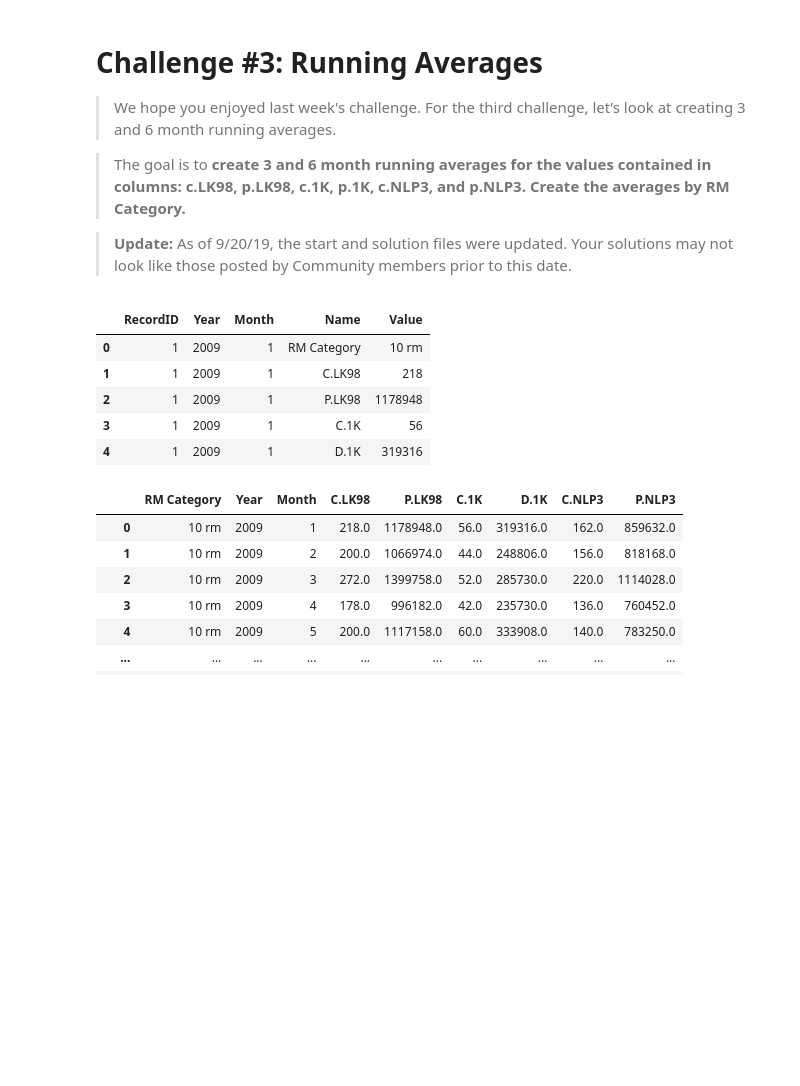
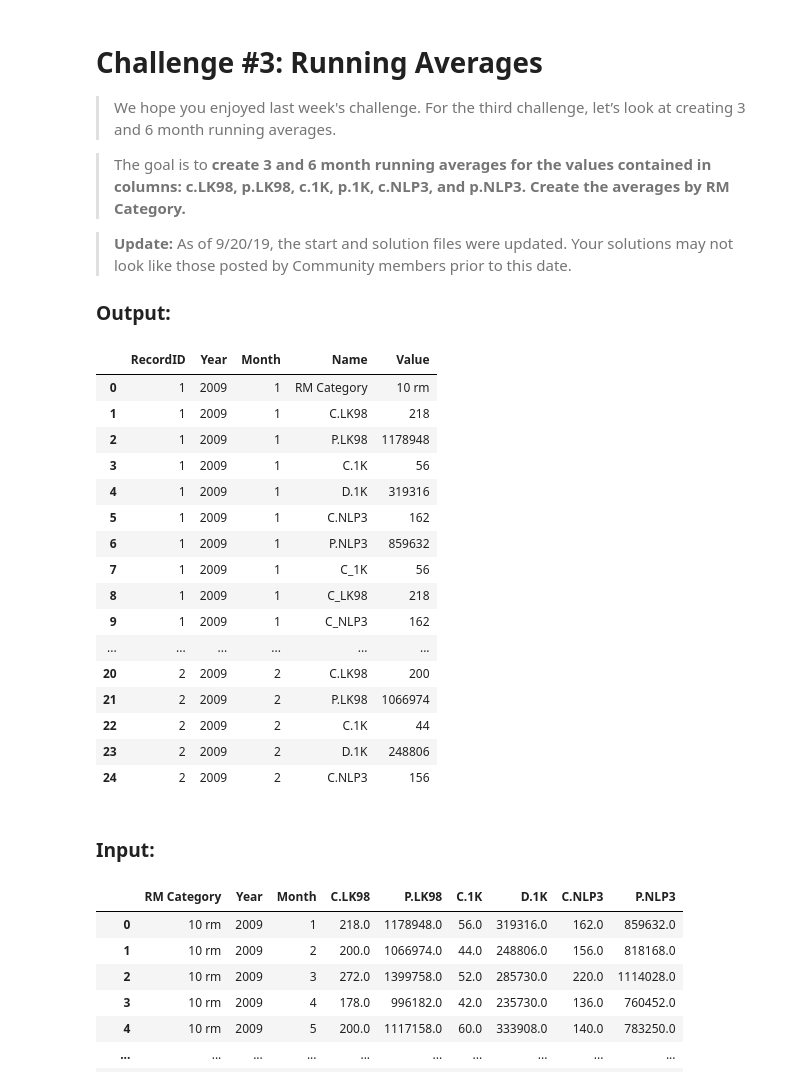
Before and after one commit to ajsultanov/alteryx-in-python, a Jupyter notebook: 3/challenge3.ipynb, the cells around one changed output. Drawn from its saved outputs; the diff is of its cells as text; code cells hidden in the pictures; blank space fills up the shorter version.

```diff
--- a/3/challenge3.ipynb
+++ b/3/challenge3.ipynb
@@ -6,19 +6,34 @@
 >The goal is to **create 3 and 6 month running averages for the values contained in columns: c.LK98, p.LK98, c.1K, p.1K, c.NLP3, and p.NLP3. Create the averages by RM Category.**
 
 >**Update:** As of 9/20/19, the start and solution files were updated.  Your solutions may not look like those posted by Community members prior to this date.
+
+### Output:
 # %%
 import pandas as pd
 # import and preview output
 output = pd.read_csv('output.csv', index_col = False)
 df_output = pd.DataFrame(output)
-df_output.head()
+df_output.head(25)
 # %% [output]
 |  | RecordID | Year | Month | Name | Value |
 | 0 | 1 | 2009 | 1 | RM Category | 10 rm |
 | 1 | 1 | 2009 | 1 | C.LK98 | 218 |
 | 2 | 1 | 2009 | 1 | P.LK98 | 1178948 |
 | 3 | 1 | 2009 | 1 | C.1K | 56 |
 | 4 | 1 | 2009 | 1 | D.1K | 319316 |
+| 5 | 1 | 2009 | 1 | C.NLP3 | 162 |
+| 6 | 1 | 2009 | 1 | P.NLP3 | 859632 |
+| 7 | 1 | 2009 | 1 | C_1K | 56 |
+| 8 | 1 | 2009 | 1 | C_LK98 | 218 |
+| 9 | 1 | 2009 | 1 | C_NLP3 | 162 |
+| ... | ... | ... | ... | ... | ... |
+| 20 | 2 | 2009 | 2 | C.LK98 | 200 |
+| 21 | 2 | 2009 | 2 | P.LK98 | 1066974 |
+| 22 | 2 | 2009 | 2 | C.1K | 44 |
+| 23 | 2 | 2009 | 2 | D.1K | 248806 |
+| 24 | 2 | 2009 | 2 | C.NLP3 | 156 |
+# %% [markdown]
+### Input:
 # %%
 # import and preview input
 input = pd.read_csv('input.csv', index_col = False)
```
Also changed, not shown: parts of 15 cells of this notebook, 3 other files.
